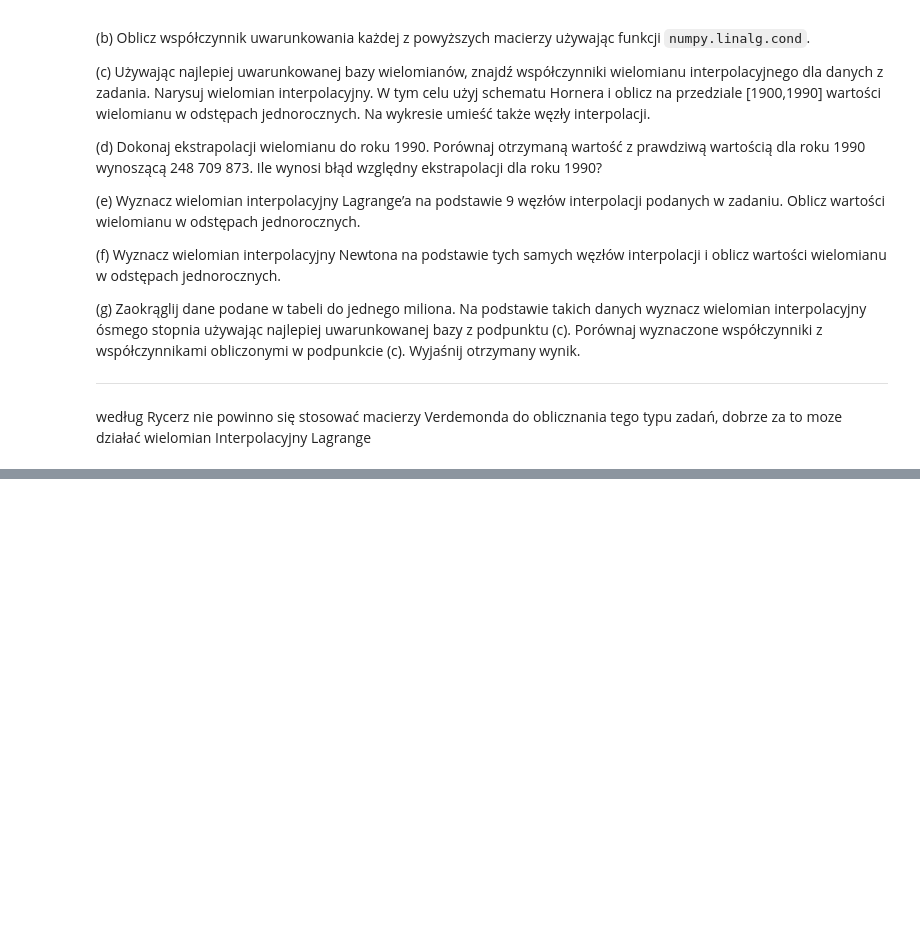
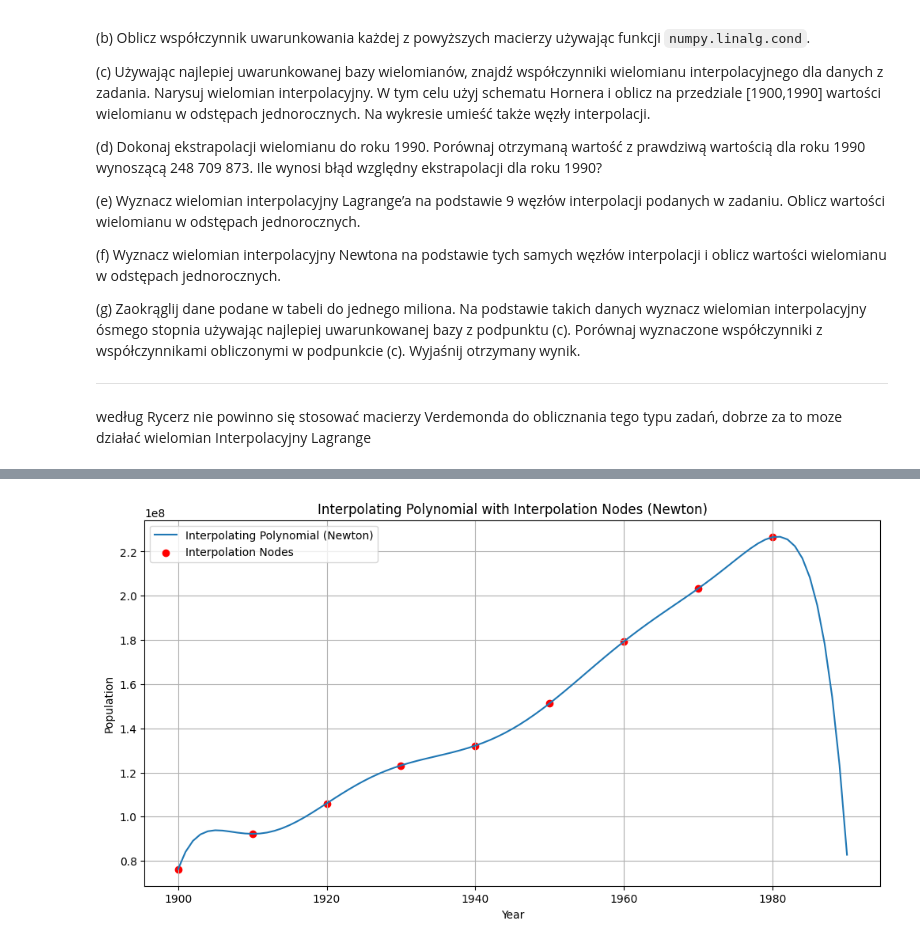
Before and after one commit to biganton/MOWNIT, a Jupyter notebook: lab3/lab3.ipynb, the cells around one changed output, grey strips where cells are left out. Saved outputs shown, nothing was run; the diff lists cells and outputs as text; code cells hidden in the pictures; blank space fills up the shorter version.

```diff
--- a/lab3/lab3.ipynb
+++ b/lab3/lab3.ipynb
@@ -96,0 +162,45 @@ plt.show()
+# %%
+def newton_interpolation_coefficients(x, y):
+    n = len(x)
+    coefficients = np.zeros(n)
+    divided_differences = np.zeros((n, n))
+    divided_differences[:, 0] = y
+
+    for j in range(1, n):
+        for i in range(n - j):
+            divided_differences[i, j] = (divided_differences[i + 1, j - 1] - divided_differences[i, j - 1]) / (x[i + j] - x[i])
+
+    coefficients[0] = divided_differences[0, 0]
+    for i in range(1, n):
+        coefficients[i] = divided_differences[0, i]
+
+    return coefficients
+
+def newton_interpolation_polynomial(x, coefficients, x_interp):
+    n = len(coefficients)
+    y_interp = np.zeros_like(x_interp, dtype=np.float64)
+
+    for i in range(n):
+        term = coefficients[i]
+        for j in range(i):
+            term *= (x_interp - x[j])
+        y_interp = np.add(y_interp, term)  # Poprawna operacja dodawania
+    return y_interp
+
+coefficients_newton = newton_interpolation_coefficients(years, population)
+
+x_interp = np.arange(1900, 1991)
+
+y_interp_newton = newton_interpolation_polynomial(years, coefficients_newton, x_interp)
+
+plt.figure(figsize=(12, 6))
+plt.plot(x_interp, y_interp_newton, label='Interpolating Polynomial (Newton)')
+plt.scatter(years, population, color='red', label='Interpolation Nodes')
+plt.xlabel('Year')
+plt.ylabel('Population')
+plt.title('Interpolating Polynomial with Interpolation Nodes (Newton)')
+plt.legend()
+plt.grid(True)
+plt.show()
+# %% [output]
+[figure, added]
```
Also changed, not shown: parts of 11 cells of this notebook.
